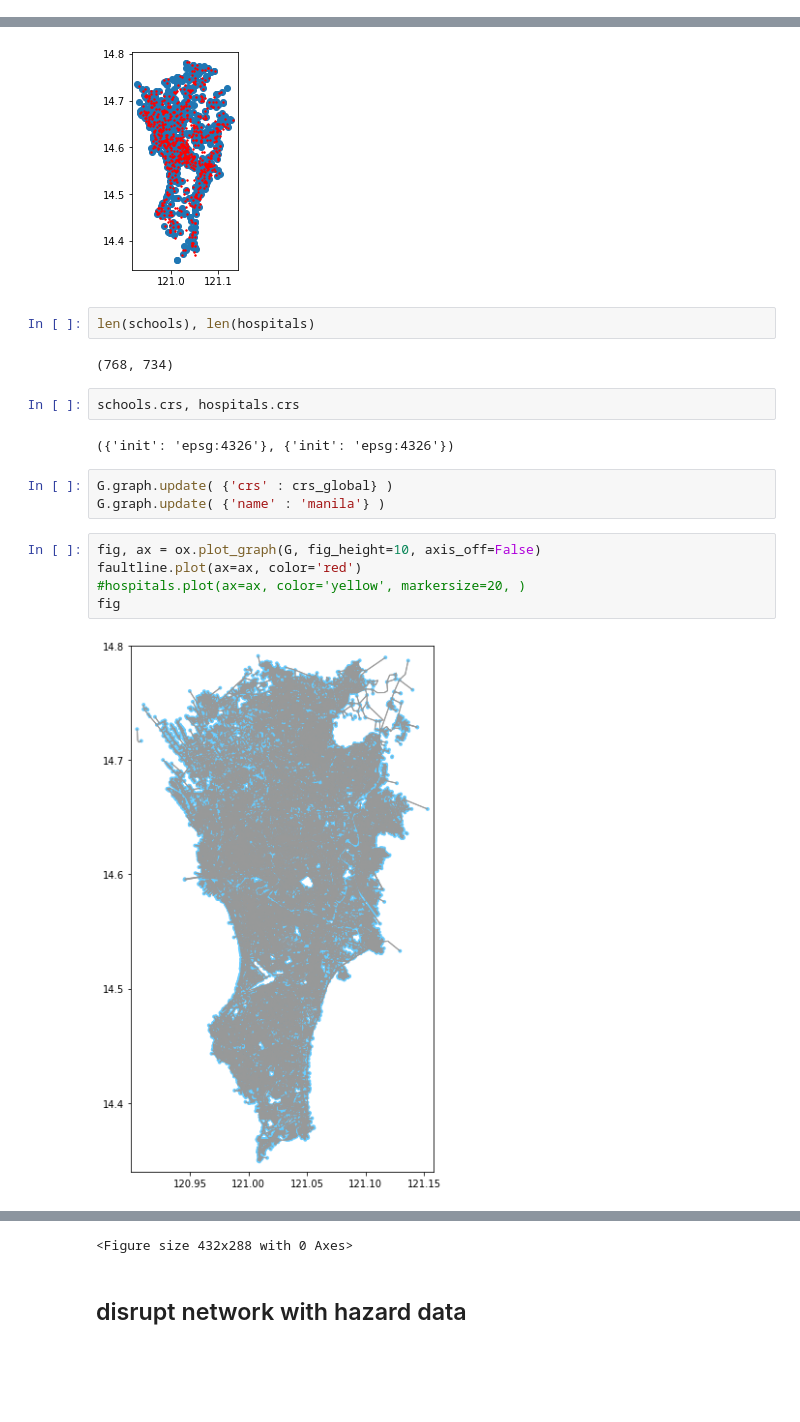
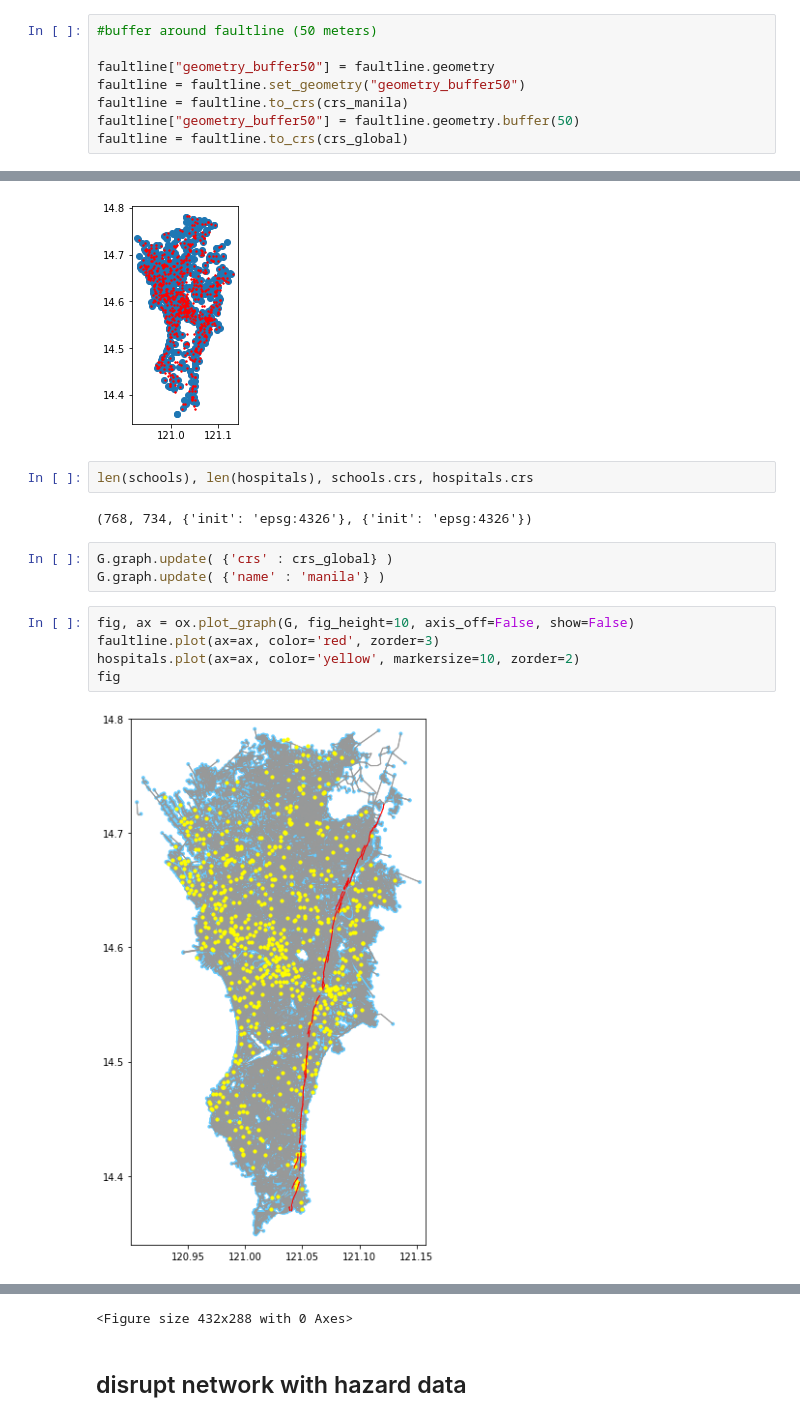
Before and after one commit to jbraese/network_disruption, a Jupyter notebook: disrupt_network.ipynb, the cells around one changed output, grey strips where cells are left out. Drawn from its saved outputs; the diff is of its cells as text; blank space fills up the shorter version.

```diff
--- a/disrupt_network.ipynb
+++ b/disrupt_network.ipynb
@@ -255,3 +185,11 @@ liquefaction.crs, faultline.crs
+# %%
+#buffer around faultline (50 meters)
+
+faultline["geometry_buffer50"] = faultline.geometry
+faultline = faultline.set_geometry("geometry_buffer50")
+faultline = faultline.to_crs(crs_manila)
+faultline["geometry_buffer50"] = faultline.geometry.buffer(50)
+faultline = faultline.to_crs(crs_global)
 # %%
 #import asset data
 
@@ -264,20 +202,16 @@ hospitals.plot(ax=base, color='red', markersize=2)
 <matplotlib.axes._subplots.AxesSubplot at 0x...>
 [figure]
 # %%
-len(schools), len(hospitals)
+len(schools), len(hospitals), schools.crs, hospitals.crs
 # %% [output]
-(768, 734)
+(768, 734, {'init': 'epsg:4326'}, {'init': 'epsg:4326'})
-# %%
-schools.crs, hospitals.crs
-# %% [output]
-({'init': 'epsg:4326'}, {'init': 'epsg:4326'})
 # %%
 G.graph.update( {'crs' : crs_global} )
 G.graph.update( {'name' : 'manila'} )
 # %%
-fig, ax = ox.plot_graph(G, fig_height=10, axis_off=False)
-faultline.plot(ax=ax, color='red')
-#hospitals.plot(ax=ax, color='yellow', markersize=20, )
+fig, ax = ox.plot_graph(G, fig_height=10, axis_off=False, show=False)
+faultline.plot(ax=ax, color='red', zorder=3)
+hospitals.plot(ax=ax, color='yellow', markersize=10, zorder=2)
 fig
 # %% [output]
-[figure, old version]
+[figure, new version]
```
Also changed, not shown: parts of 35 cells of this notebook.
